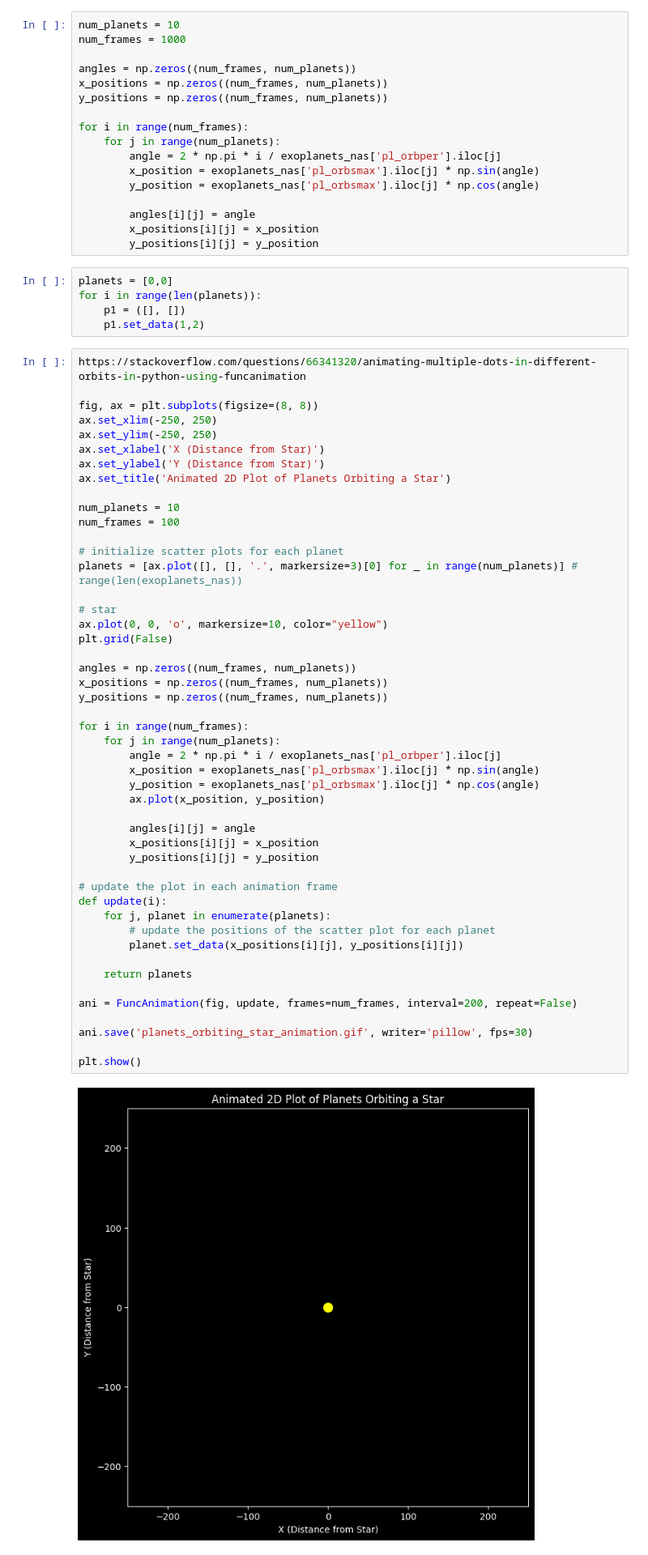
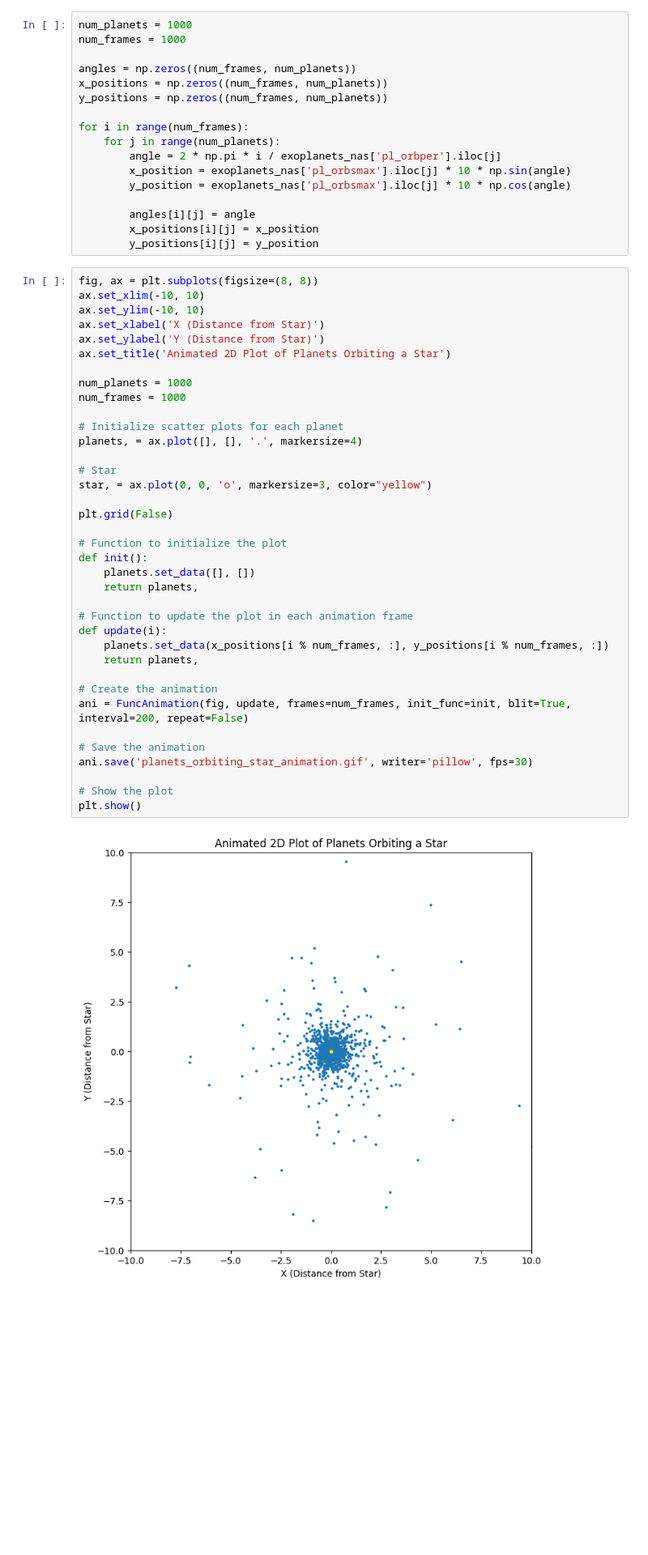
Before and after one commit to ztsv-av/mads_data_visualization, a Jupyter notebook: main.ipynb, the cells around one changed output. Shown at 81% size. Saved outputs shown, nothing was run; the diff lists cells and outputs as text; blank space fills up the shorter version.

```diff
--- a/main.ipynb
+++ b/main.ipynb
@@ -550,5 +550,5 @@ plt.show()
 # %%
-num_planets = 10
+num_planets = 1000
 num_frames = 1000
 
 angles = np.zeros((num_frames, num_planets))
@@ -558,67 +558,51 @@ y_positions = np.zeros((num_frames, num_planets))
 for i in range(num_frames):
     for j in range(num_planets):
         angle = 2 * np.pi * i / exoplanets_nas['pl_orbper'].iloc[j]
-        x_position = exoplanets_nas['pl_orbsmax'].iloc[j] * np.sin(angle)
-        y_position = exoplanets_nas['pl_orbsmax'].iloc[j] * np.cos(angle)
+        x_position = exoplanets_nas['pl_orbsmax'].iloc[j] * 10 * np.sin(angle)
+        y_position = exoplanets_nas['pl_orbsmax'].iloc[j] * 10 * np.cos(angle)
 
         angles[i][j] = angle
         x_positions[i][j] = x_position
         y_positions[i][j] = y_position
-# %%
-planets = [0,0]
-for i in range(len(planets)):
-    p1 = ([], [])
-    p1.set_data(1,2)
 # %%
-https://stackoverflow.com/questions/66341320/animating-multiple-dots-in-different-orbits-in-python-using-funcanimation
-
 fig, ax = plt.subplots(figsize=(8, 8))
-ax.set_xlim(-250, 250)
-ax.set_ylim(-250, 250)
+ax.set_xlim(-10, 10)
+ax.set_ylim(-10, 10)
 ax.set_xlabel('X (Distance from Star)')
 ax.set_ylabel('Y (Distance from Star)')
 ax.set_title('Animated 2D Plot of Planets Orbiting a Star')
 
-num_planets = 10
-num_frames = 100
+num_planets = 1000
+num_frames = 1000
 
-# initialize scatter plots for each planet
-planets = [ax.plot([], [], '.', markersize=3)[0] for _ in range(num_planets)] # range(len(exoplanets_nas))
+# Initialize scatter plots for each planet
+planets, = ax.plot([], [], '.', markersize=4)
 
-# star
-ax.plot(0, 0, 'o', markersize=10, color="yellow")
+# Star
+star, = ax.plot(0, 0, 'o', markersize=3, color="yellow")
+
 plt.grid(False)
 
-angles = np.zeros((num_frames, num_planets))
-x_positions = np.zeros((num_frames, num_planets))
-y_positions = np.zeros((num_frames, num_planets))
+# Function to initialize the plot
+def init():
+    planets.set_data([], [])
+    return planets,
 
-for i in range(num_frames):
-    for j in range(num_planets):
-        angle = 2 * np.pi * i / exoplanets_nas['pl_orbper'].iloc[j]
-        x_position = exoplanets_nas['pl_orbsmax'].iloc[j] * np.sin(angle)
-        y_position = exoplanets_nas['pl_orbsmax'].iloc[j] * np.cos(angle)
-        ax.plot(x_position, y_position)
+# Function to update the plot in each animation frame
+def update(i):
+    planets.set_data(x_positions[i % num_frames, :], y_positions[i % num_frames, :])
+    return planets,
 
-        angles[i][j] = angle
-        x_positions[i][j] = x_position
-        y_positions[i][j] = y_position
+# Create the animation
+ani = FuncAnimation(fig, update, frames=num_frames, init_func=init, blit=True, interval=200, repeat=False)
 
-# update the plot in each animation frame
-def update(i):
-    for j, planet in enumerate(planets):
-        # update the positions of the scatter plot for each planet
-        planet.set_data(x_positions[i][j], y_positions[i][j])
-
-    return planets
-
-ani = FuncAnimation(fig, update, frames=num_frames, interval=200, repeat=False)
-
+# Save the animation
 ani.save('planets_orbiting_star_animation.gif', writer='pillow', fps=30)
 
+# Show the plot
 plt.show()
 # %% [output]
-[figure, old version]
+[figure, new version]
 # %%
 plt.figure(figsize=(10, 6))
 scatter = plt.scatter(
```
Also changed, not shown: parts of 2 cells of this notebook, 2 other files.
